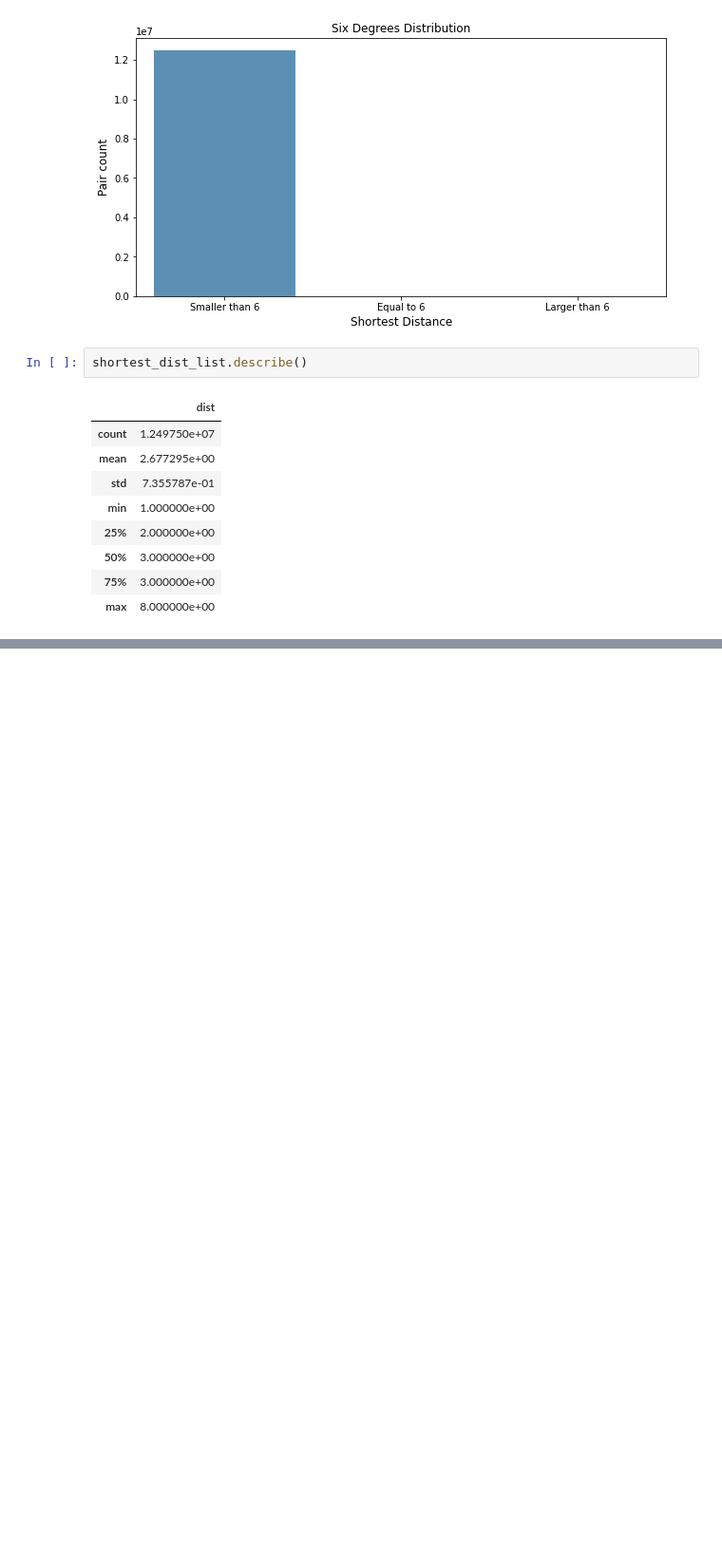
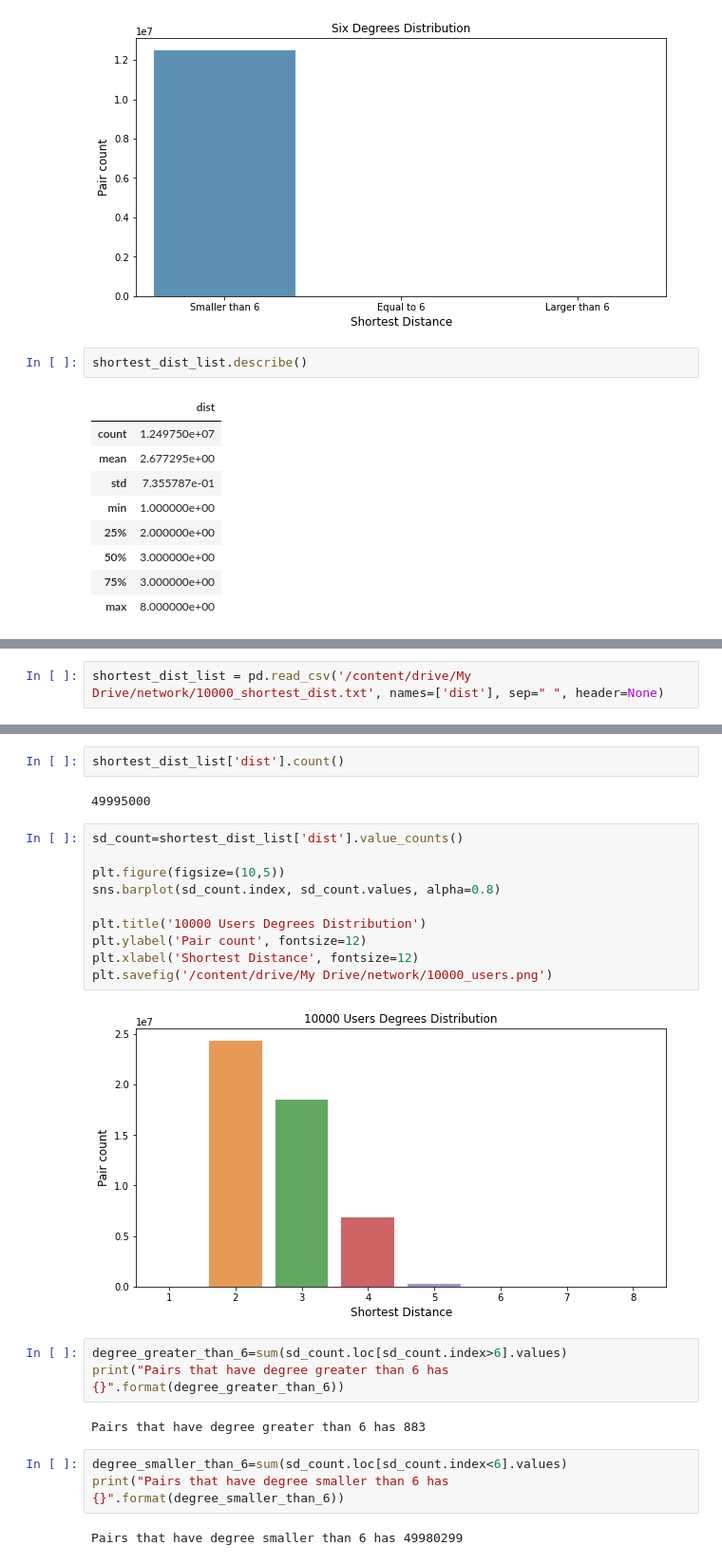
Before and after one commit to happygirlzt/six-degrees-of-separation-in-twitter, a Jupyter notebook: network_project.ipynb, the cells around one changed output, grey strips where cells are left out. Shown at 95% size. Cells and saved outputs as stored; diff of their text form; blank space fills up the shorter version.

Commit message:
added 10000 users result

```diff
--- a/network_project.ipynb
+++ b/network_project.ipynb
@@ -466,0 +473,2 @@ shortest_dist_list.describe()
+# %%
+shortest_dist_list = pd.read_csv('/content/drive/My Drive/network/10000_shortest_dist.txt', names=['dist'], sep=" ", header=None)
@@ -466,0 +487,26 @@ shortest_dist_list.describe()
+# %%
+shortest_dist_list['dist'].count()
+# %% [output]
+49995000
+# %%
+sd_count=shortest_dist_list['dist'].value_counts()
+
+plt.figure(figsize=(10,5))
+sns.barplot(sd_count.index, sd_count.values, alpha=0.8)
+
+plt.title('10000 Users Degrees Distribution')
+plt.ylabel('Pair count', fontsize=12)
+plt.xlabel('Shortest Distance', fontsize=12)
+plt.savefig('/content/drive/My Drive/network/10000_users.png')
+# %% [output]
+[figure, added]
+# %%
+degree_greater_than_6=sum(sd_count.loc[sd_count.index>6].values)
+print("Pairs that have degree greater than 6 has {}".format(degree_greater_than_6))
+# %% [output]
+Pairs that have degree greater than 6 has 883
+# %%
+degree_smaller_than_6=sum(sd_count.loc[sd_count.index<6].values)
+print("Pairs that have degree smaller than 6 has {}".format(degree_smaller_than_6))
+# %% [output]
+Pairs that have degree smaller than 6 has 49980299
```
Also changed, not shown: parts of 6 cells of this notebook, 1 other file.
